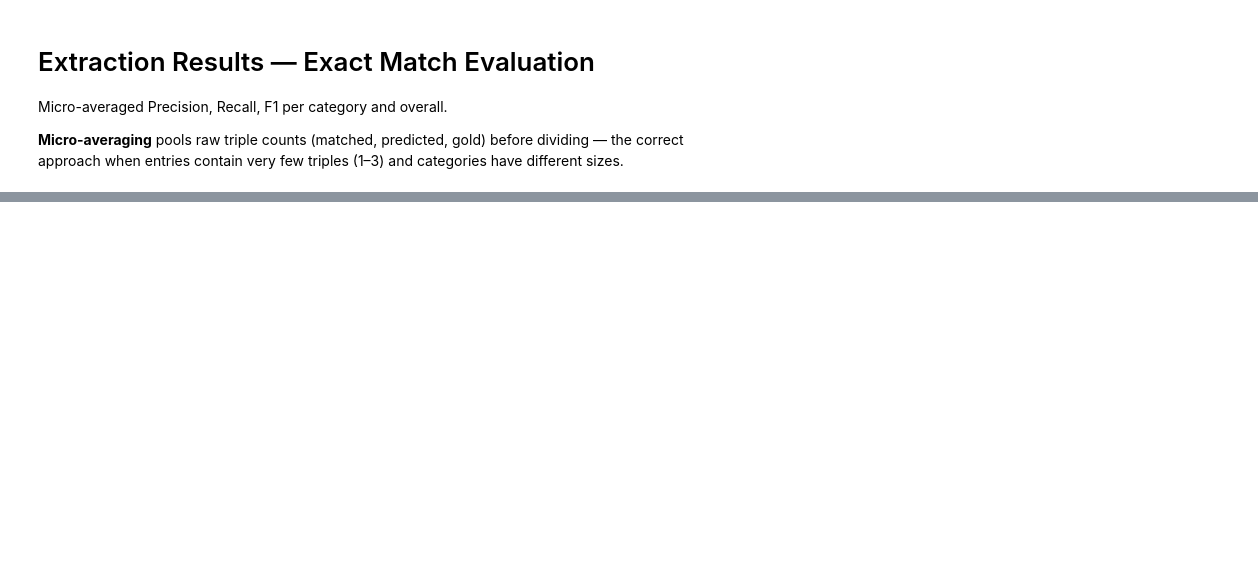
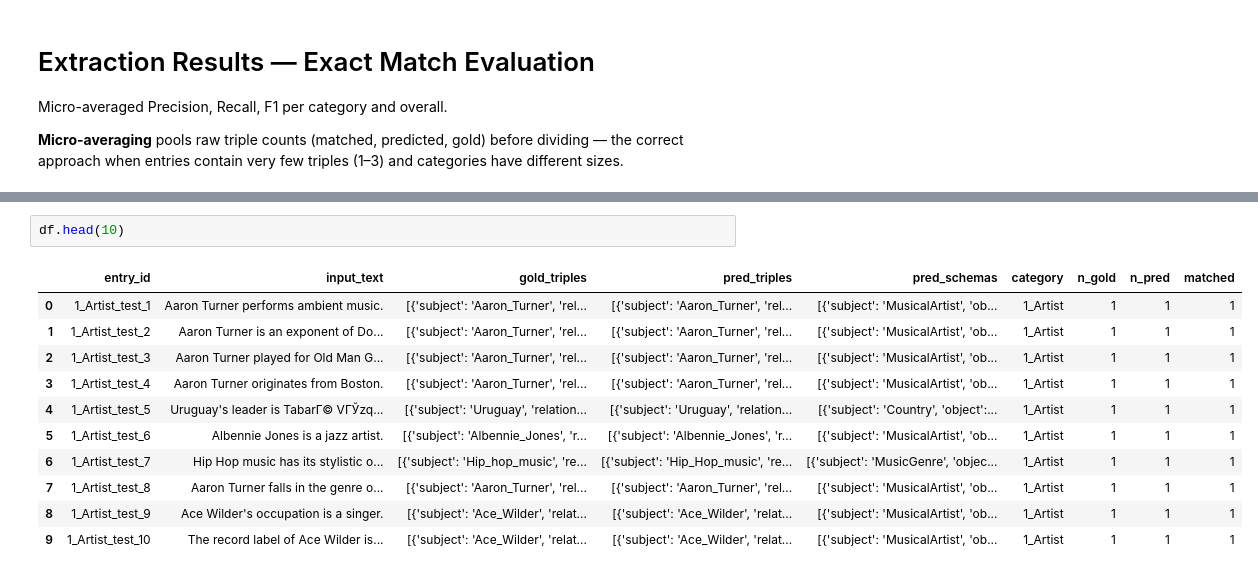
Before and after one commit to kurolesica0211/thesis-code, a Jupyter notebook: main.ipynb, the cells around one changed output, grey strips where cells are left out. Cells and saved outputs as stored; diff of their text form; blank space fills up the shorter version.

```diff
--- a/main.ipynb
+++ b/main.ipynb
@@ -68,3 +92,17 @@ Total matched triples: 260 / 4094 gold, 4100 pred
+# %%
+df.head(10)
+# %% [output]
+|  | entry_id | input_text | gold_triples | pred_triples | pred_schemas | category | n_gold | n_pred | matched |
+| 0 | 1_Artist_test_1 | Aaron Turner performs ambient music. | [{'subject': 'Aaron_Turner', 'rel... | [{'subject': 'Aaron_Turner', 'rel... | [{'subject': 'MusicalArtist', 'ob... | 1_Artist | 1 | 1 | 1 |
+| 1 | 1_Artist_test_2 | Aaron Turner is an exponent of Do... | [{'subject': 'Aaron_Turner', 'rel... | [{'subject': 'Aaron_Turner', 'rel... | [{'subject': 'MusicalArtist', 'ob... | 1_Artist | 1 | 1 | 1 |
+| 2 | 1_Artist_test_3 | Aaron Turner played for Old Man G... | [{'subject': 'Aaron_Turner', 'rel... | [{'subject': 'Aaron_Turner', 'rel... | [{'subject': 'MusicalArtist', 'ob... | 1_Artist | 1 | 1 | 1 |
+| 3 | 1_Artist_test_4 | Aaron Turner originates from Boston. | [{'subject': 'Aaron_Turner', 'rel... | [{'subject': 'Aaron_Turner', 'rel... | [{'subject': 'MusicalArtist', 'ob... | 1_Artist | 1 | 1 | 1 |
+| 4 | 1_Artist_test_5 | Uruguay's leader is TabarГ© VГЎzq... | [{'subject': 'Uruguay', 'relation... | [{'subject': 'Uruguay', 'relation... | [{'subject': 'Country', 'object':... | 1_Artist | 1 | 1 | 1 |
+| 5 | 1_Artist_test_6 | Albennie Jones is a jazz artist. | [{'subject': 'Albennie_Jones', 'r... | [{'subject': 'Albennie_Jones', 'r... | [{'subject': 'MusicalArtist', 'ob... | 1_Artist | 1 | 1 | 1 |
+| 6 | 1_Artist_test_7 | Hip Hop music has its stylistic o... | [{'subject': 'Hip_hop_music', 're... | [{'subject': 'Hip_Hop_music', 're... | [{'subject': 'MusicGenre', 'objec... | 1_Artist | 1 | 1 | 1 |
+| 7 | 1_Artist_test_8 | Aaron Turner falls in the genre o... | [{'subject': 'Aaron_Turner', 'rel... | [{'subject': 'Aaron_Turner', 'rel... | [{'subject': 'MusicalArtist', 'ob... | 1_Artist | 1 | 1 | 1 |
+| 8 | 1_Artist_test_9 | Ace Wilder's occupation is a singer. | [{'subject': 'Ace_Wilder', 'relat... | [{'subject': 'Ace_Wilder', 'relat... | [{'subject': 'MusicalArtist', 'ob... | 1_Artist | 1 | 1 | 1 |
+| 9 | 1_Artist_test_10 | The record label of Ace Wilder is... | [{'subject': 'Ace_Wilder', 'relat... | [{'subject': 'Ace_Wilder', 'relat... | [{'subject': 'MusicalArtist', 'ob... | 1_Artist | 1 | 1 | 1 |
 # %%
 # ── Micro-averaged P / R / F1 per category ────────────────────────────────────
 def micro_prf(group):
```
Also changed, not shown: parts of 6 cells of this notebook, 1 other file.
